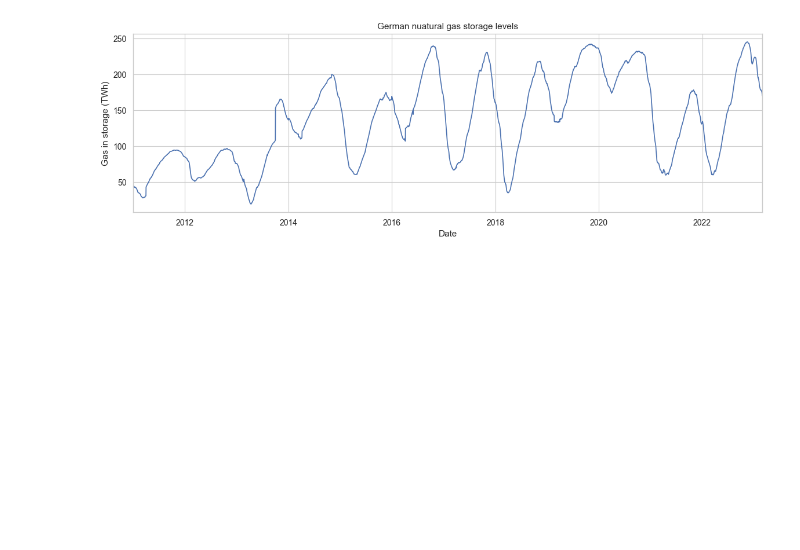
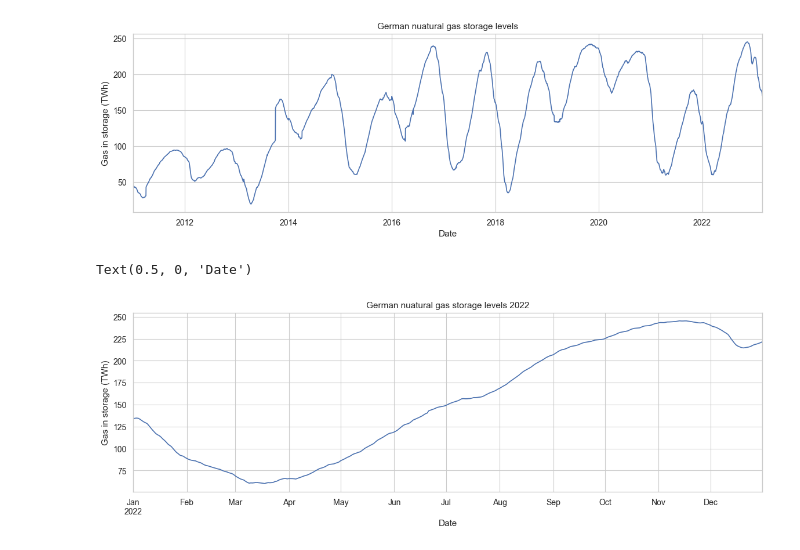
Before and after one commit to f-linus/natural_gas_consumption_modelling, a Jupyter notebook: notebooks/data_overview/006 Natural gas storage levels in Germany.ipynb, the cells around one changed output. Cells and saved outputs as stored; diff of their text form; code cells hidden in the pictures; blank space fills up the shorter version.

```diff
--- a/notebooks/data_overview/006 Natural gas storage levels in Germany.ipynb
+++ b/notebooks/data_overview/006 Natural gas storage levels in Germany.ipynb
@@ -40,3 +40,14 @@ ax.set_xlabel('Date')
 # %% [output]
 Text(0.5, 0, 'Date')
 [figure]
+# %%
+fig, ax = plt.subplots(figsize=(14, 4))
+
+# Filter data to only show data from 2022
+storage_levels['Gas in storage (TWh)'].loc['2022'].plot(ax=ax)
+ax.set_title('German nuatural gas storage levels 2022')
+ax.set_ylabel('Gas in storage (TWh)')
+ax.set_xlabel('Date')
+# %% [output]
+Text(0.5, 0, 'Date')
+[figure, added]
```
Also changed, not shown: parts of 1 cell of this notebook.
